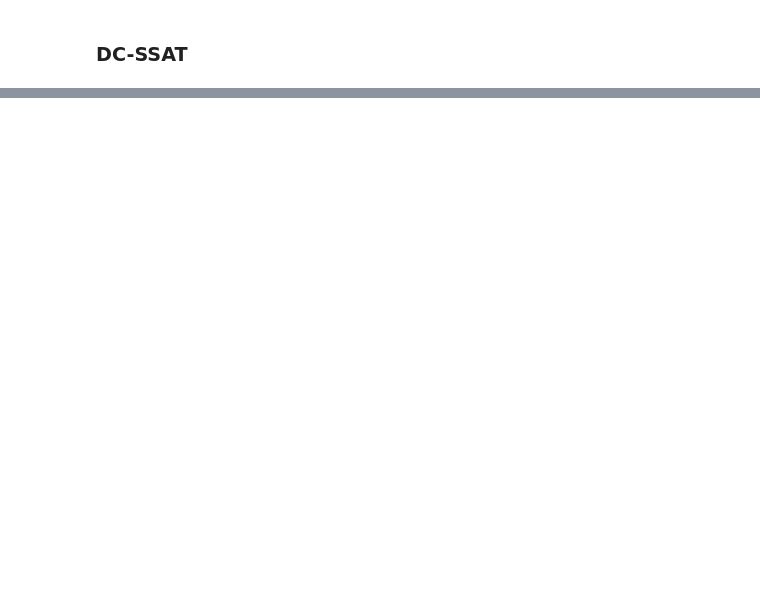
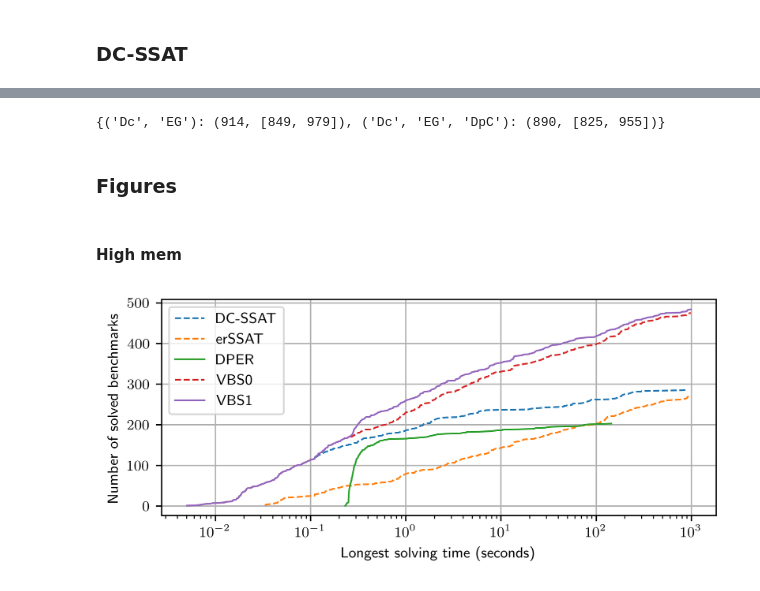
Before and after one commit to vuphan314/DPER, a Jupyter notebook: eval/dper.ipynb, the cells around one changed output, grey strips where cells are left out. Drawn from its saved outputs; the diff is of its cells as text; code cells hidden in the pictures; blank space fills up the shorter version.

```diff
--- a/eval/dper.ipynb
+++ b/eval/dper.ipynb
@@ -752,0 +1444,13 @@ drawWidthCurve(ax, WIDTH_TABLE, SUFFIXES, d, m, t, w, 'DpCF', 'DPER', '-')
+# %%
+q = 'select base, sol, mem, time from data '
+
+HI_WPMC_PERF_TABLE = HI_WPMC_DCSSAT_INST.getTable(q)
+
+HI_WPMC_PERF_TABLE = HI_WPMC_PERF_TABLE.merge(HI_WPMC_ERSSAT_GREED_INST.getTable(q))
+
+HI_WPMC_PERF_TABLE = HI_WPMC_PERF_TABLE.merge(HI_WPMC_DPMC_CUDD_HTD_INST.getTable(q))
+HI_WPMC_PERF_TABLE = HI_WPMC_PERF_TABLE.merge(HI_WPMC_DPMC_CUDD_HTD_10S_INST.getTable(q))
+HI_WPMC_PERF_TABLE = HI_WPMC_PERF_TABLE.merge(HI_WPMC_DPMC_CUDD_FLOW_INST.getTable(q))
+HI_WPMC_PERF_TABLE = HI_WPMC_PERF_TABLE.merge(HI_WPMC_DPMC_CUDD_FLOW_5S_INST.getTable(q))
+
+HI_WPMC_PERF_TABLE
@@ -752,0 +1908,18 @@ drawWidthCurve(ax, WIDTH_TABLE, SUFFIXES, d, m, t, w, 'DpCF', 'DPER', '-')
+# %%
+getVbsMeanPar2Scores(LO_WPMC_PERF_TABLE, [
+    (
+        'Dc',
+        'EG',
+#         'EN'
+    ),
+    (
+        'Dc',
+        'EG',
+        'DpC',
+#         'DpS'
+    )
+])
+# %% [output]
+{('Dc', 'EG'): (914, [849, 979]), ('Dc', 'EG', 'DpC'): (890, [825, 955])}
+# %% [markdown]
+### Figures
@@ -752,0 +1981,33 @@ drawWidthCurve(ax, WIDTH_TABLE, SUFFIXES, d, m, t, w, 'DpCF', 'DPER', '-')
+# %% [markdown]
+#### High mem
+# %%
+(fig, ax) = getFigAx(.4)
+
+d = DIFF
+m = HI_MEM
+t = TIME
+
+drawSolverCurve(ax, HI_WPMC_PERF_TABLE, 'DcH', d, m, t, 'DC-SSAT', '--')
+drawSolverCurve(ax, HI_WPMC_PERF_TABLE, 'EGH', d, m, t, 'erSSAT', '--')
+# drawSolverCurve(ax, HI_WPMC_PERF_TABLE, 'DpCHtd', d, m, t, 'DPMC CUDD htd', '-')
+# drawSolverCurve(ax, HI_WPMC_PERF_TABLE, 'DpCHtd10s', d, m, t, 'DPMC CUDD htd-10s', '-')
+drawSolverCurve(ax, HI_WPMC_PERF_TABLE, 'DpCF', d, m, t, 'DPER', '-')
+# drawSolverCurve(ax, HI_WPMC_PERF_TABLE, 'DpCF5s', d, m, t, 'DPMC CUDD FlowCutter 5s', '-')
+
+
+drawVbsCurve(ax, HI_WPMC_PERF_TABLE, [
+    'DcH',
+    'EGH'
+], d, m, t, 'VBS0', '--')
+drawVbsCurve(ax, HI_WPMC_PERF_TABLE, [
+    'DcH',
+    'EGH',
+#     'DpCHtd',
+#     'DpCHtd10s',
+    'DpCF',
+#     'DpCF5s'
+], d, m, t, 'VBS1', '-')
+
+# saveFig(fig, '~/code/dperpaper/figures/solvers.pgf')
+# %% [output]
+[figure, added]
```
Also changed, not shown: parts of 189 cells of this notebook, 4 other files.
